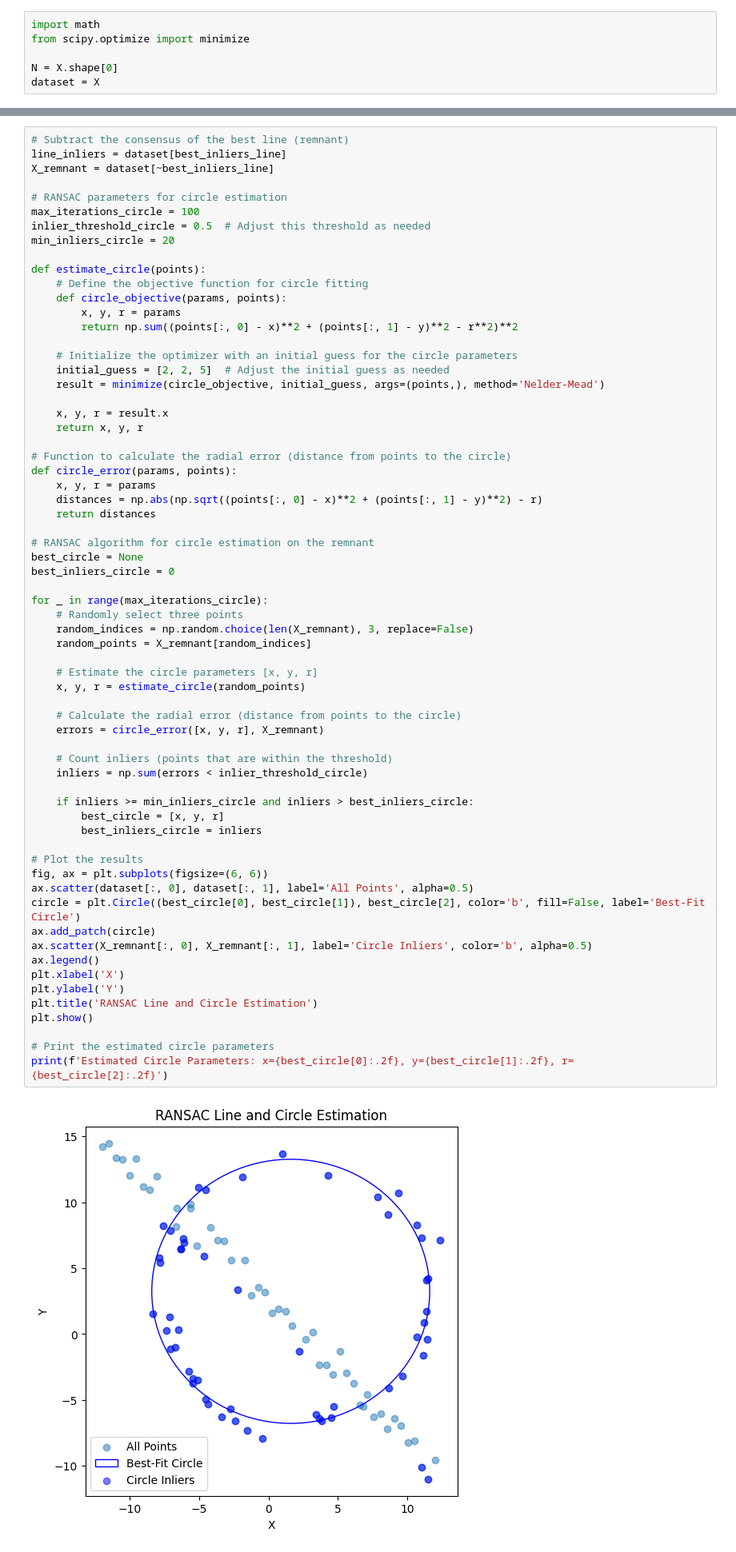
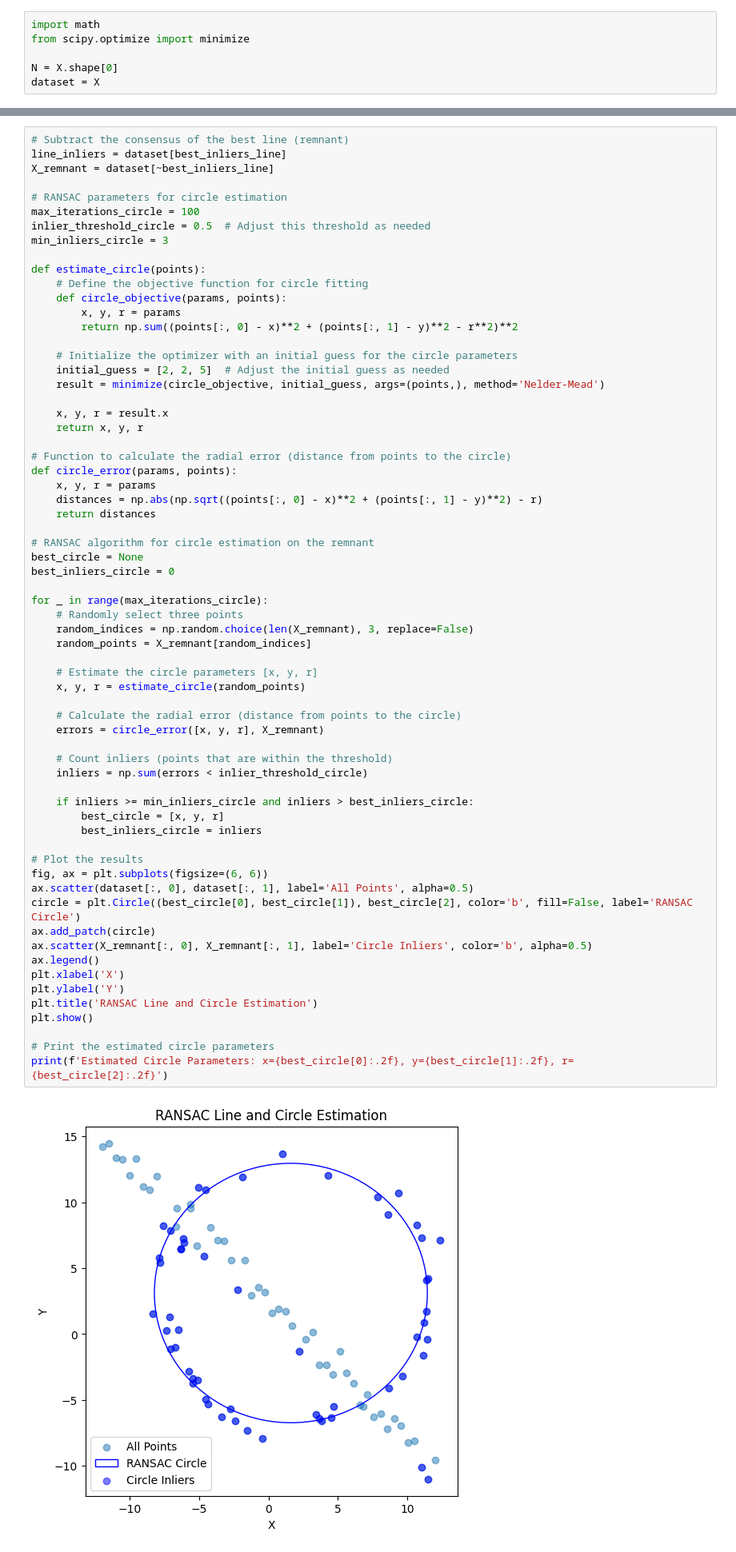
Before and after one commit to KavinduKariyawasam/Fitting-and-Alignment, a Jupyter notebook: Assignment2.ipynb, the cells around one changed output, grey strips where cells are left out. Shown at 80% size. Saved outputs shown, nothing was run; the diff lists cells and outputs as text.

```diff
--- a/Assignment2.ipynb
+++ b/Assignment2.ipynb
@@ -201,7 +202,7 @@ X_remnant = dataset[~best_inliers_line]
 # RANSAC parameters for circle estimation
 max_iterations_circle = 100
 inlier_threshold_circle = 0.5  # Adjust this threshold as needed
-min_inliers_circle = 20
+min_inliers_circle = 3
 
 def estimate_circle(points):
     # Define the objective function for circle fitting
@@ -231,32 +232,32 @@ for _ in range(max_iterations_circle):
     random_indices = np.random.choice(len(X_remnant), 3, replace=False)
     random_points = X_remnant[random_indices]
 
     # Estimate the circle parameters [x, y, r]
     x, y, r = estimate_circle(random_points)
 
     # Calculate the radial error (distance from points to the circle)
     errors = circle_error([x, y, r], X_remnant)
 
     # Count inliers (points that are within the threshold)
     inliers = np.sum(errors < inlier_threshold_circle)
 
     if inliers >= min_inliers_circle and inliers > best_inliers_circle:
         best_circle = [x, y, r]
         best_inliers_circle = inliers
 
 # Plot the results
 fig, ax = plt.subplots(figsize=(6, 6))
 ax.scatter(dataset[:, 0], dataset[:, 1], label='All Points', alpha=0.5)
-circle = plt.Circle((best_circle[0], best_circle[1]), best_circle[2], color='b', fill=False, label='Best-Fit Circle')
+circle = plt.Circle((best_circle[0], best_circle[1]), best_circle[2], color='b', fill=False, label='RANSAC Circle')
 ax.add_patch(circle)
 ax.scatter(X_remnant[:, 0], X_remnant[:, 1], label='Circle Inliers', color='b', alpha=0.5)
 ax.legend()
 plt.xlabel('X')
 plt.ylabel('Y')
 plt.title('RANSAC Line and Circle Estimation')
 plt.show()
 
 # Print the estimated circle parameters
 print(f'Estimated Circle Parameters: x={best_circle[0]:.2f}, y={best_circle[1]:.2f}, r={best_circle[2]:.2f}')
 # %% [output]
-[figure, old version]
+[figure, new version]
```
Also changed, not shown: parts of 6 cells of this notebook, 3 other files.
